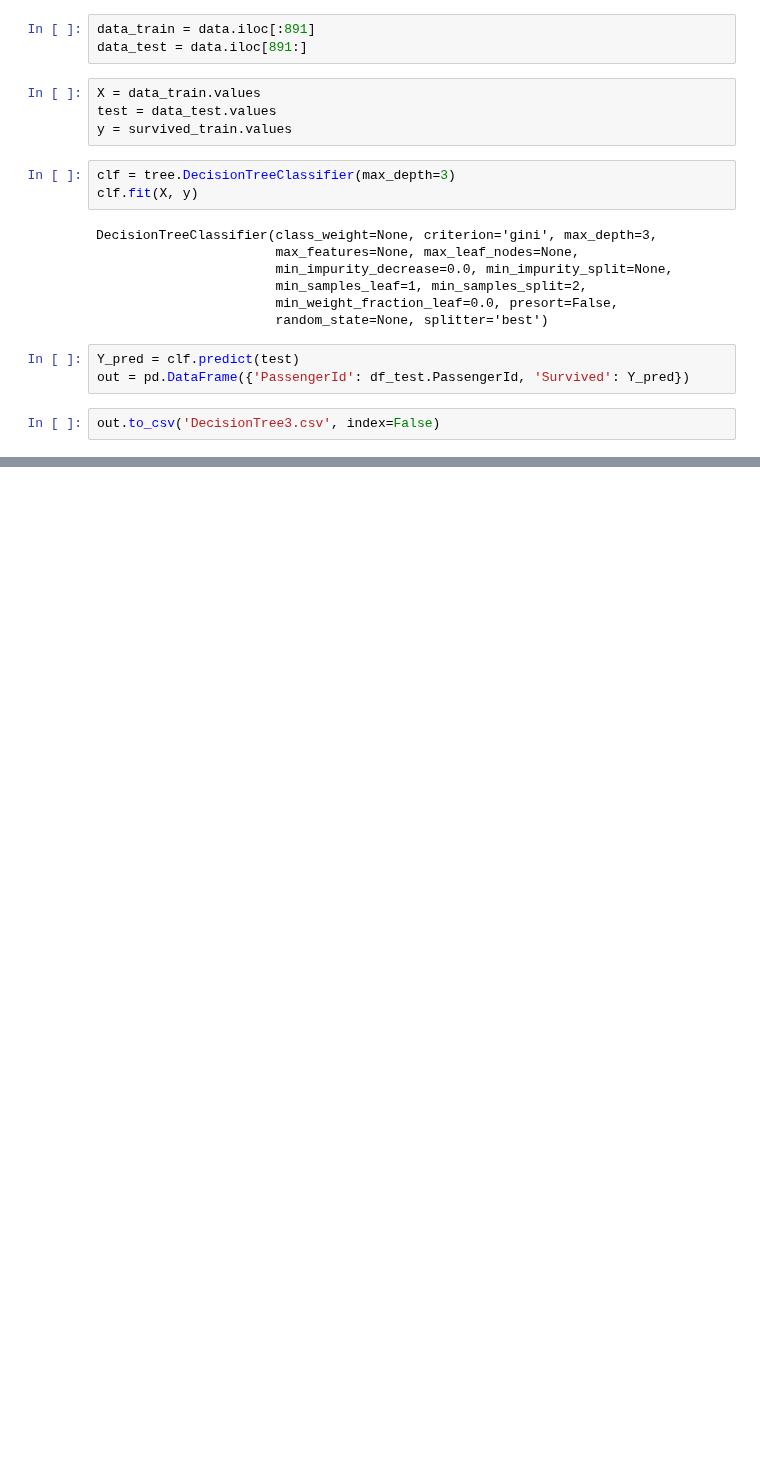
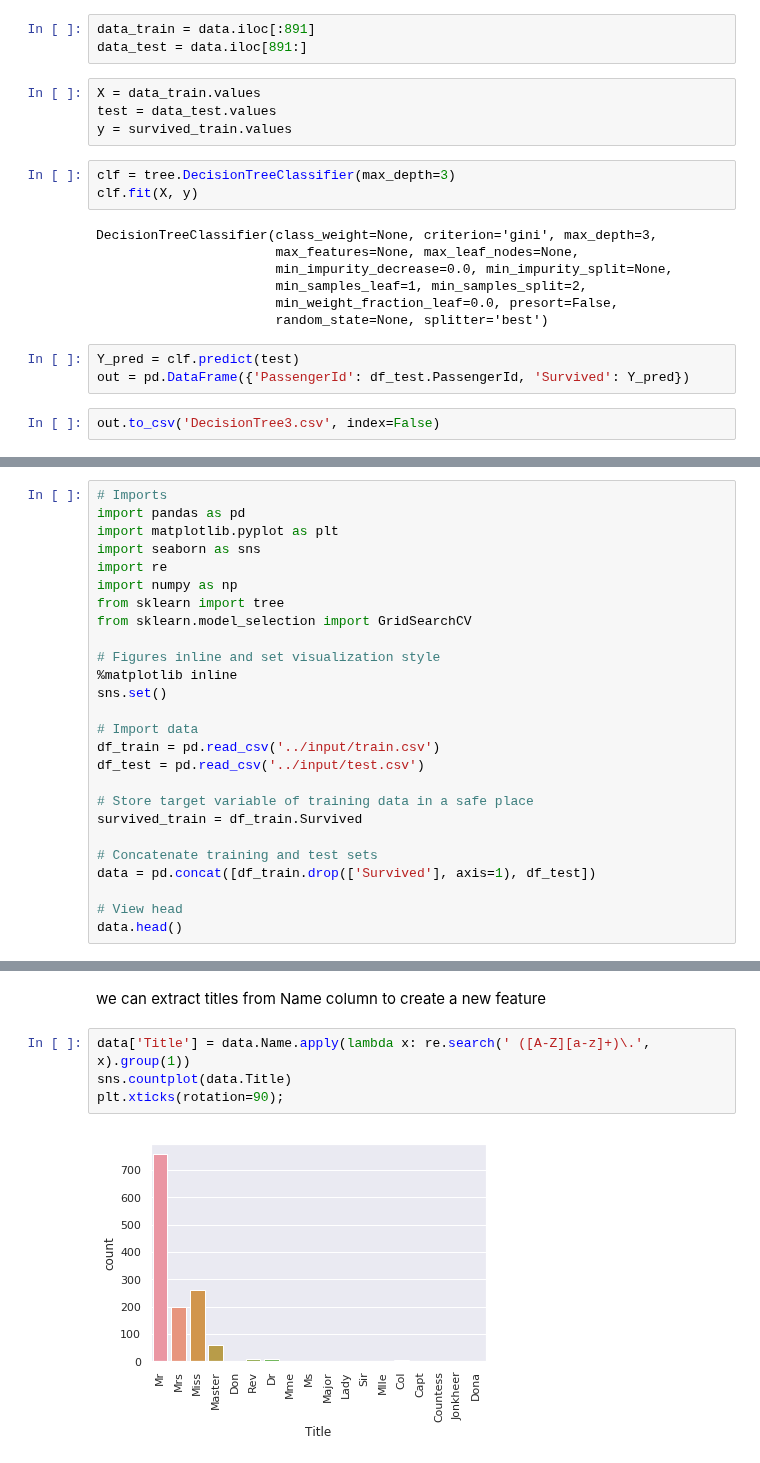
Before and after one commit to ShreyasJothish/datasciencestudygroup, a Jupyter notebook: MahendraBishnoi/08_titanic_eda_modelling.ipynb, the cells around one changed output, grey strips where cells are left out. Drawn from its saved outputs; the diff is of its cells as text; blank space fills up the shorter version.

```diff
--- a/MahendraBishnoi/08_titanic_eda_modelling.ipynb
+++ b/MahendraBishnoi/08_titanic_eda_modelling.ipynb
@@ -380,0 +432,26 @@ out.to_csv('DecisionTree3.csv', index=False)
+# %%
+# Imports
+import pandas as pd
+import matplotlib.pyplot as plt
+import seaborn as sns
+import re
+import numpy as np
+from sklearn import tree
+from sklearn.model_selection import GridSearchCV
+
+# Figures inline and set visualization style
+%matplotlib inline
+sns.set()
+
+# Import data
+df_train = pd.read_csv('../input/train.csv')
+df_test = pd.read_csv('../input/test.csv')
+
+# Store target variable of training data in a safe place
+survived_train = df_train.Survived
+
+# Concatenate training and test sets
+data = pd.concat([df_train.drop(['Survived'], axis=1), df_test])
+
+# View head
+data.head()
@@ -380,0 +483,8 @@ out.to_csv('DecisionTree3.csv', index=False)
+# %% [markdown]
+we can extract titles from Name column to create a new feature
+# %%
+data['Title'] = data.Name.apply(lambda x: re.search(' ([A-Z][a-z]+)\.', x).group(1))
+sns.countplot(data.Title)
+plt.xticks(rotation=90);
+# %% [output]
+[figure, added]
```
Also changed, not shown: parts of 37 cells of this notebook.
